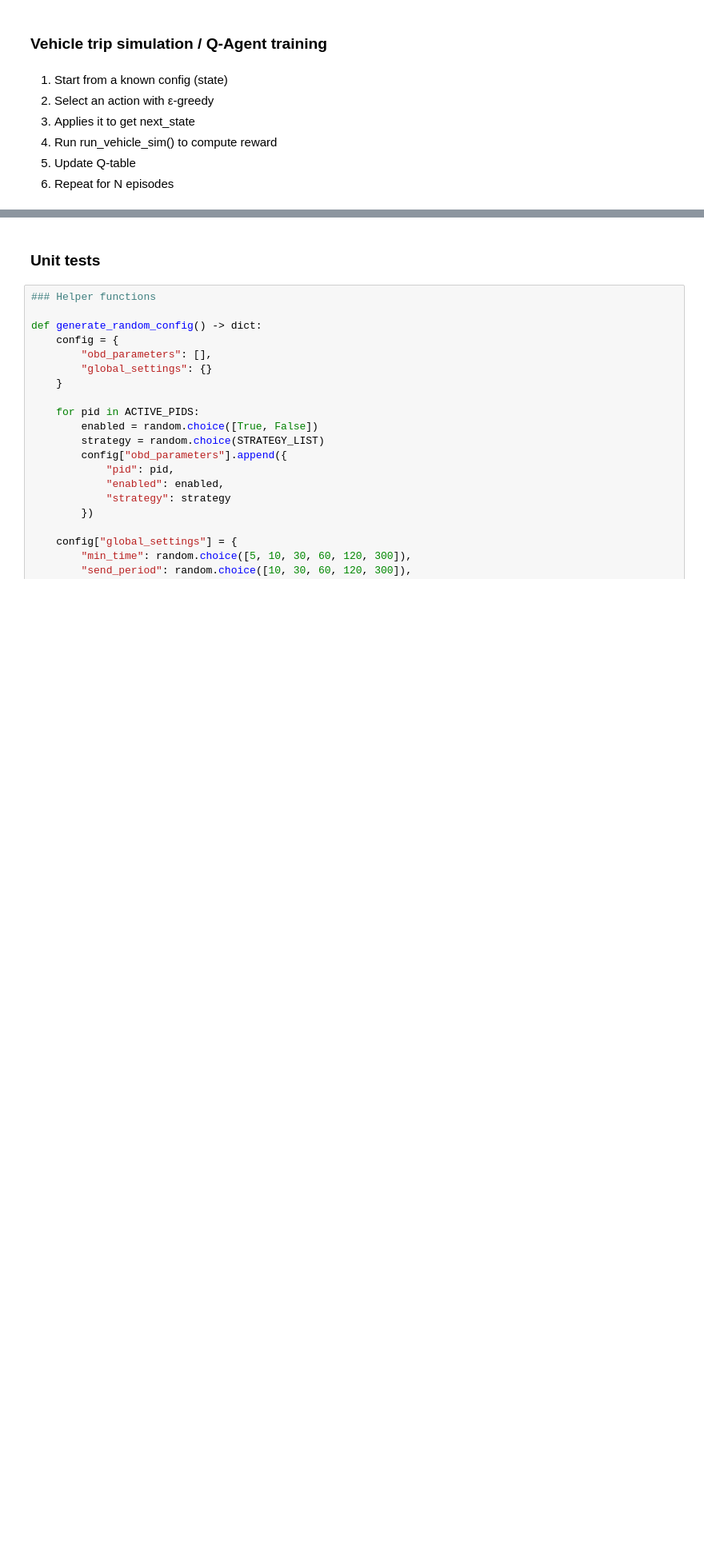
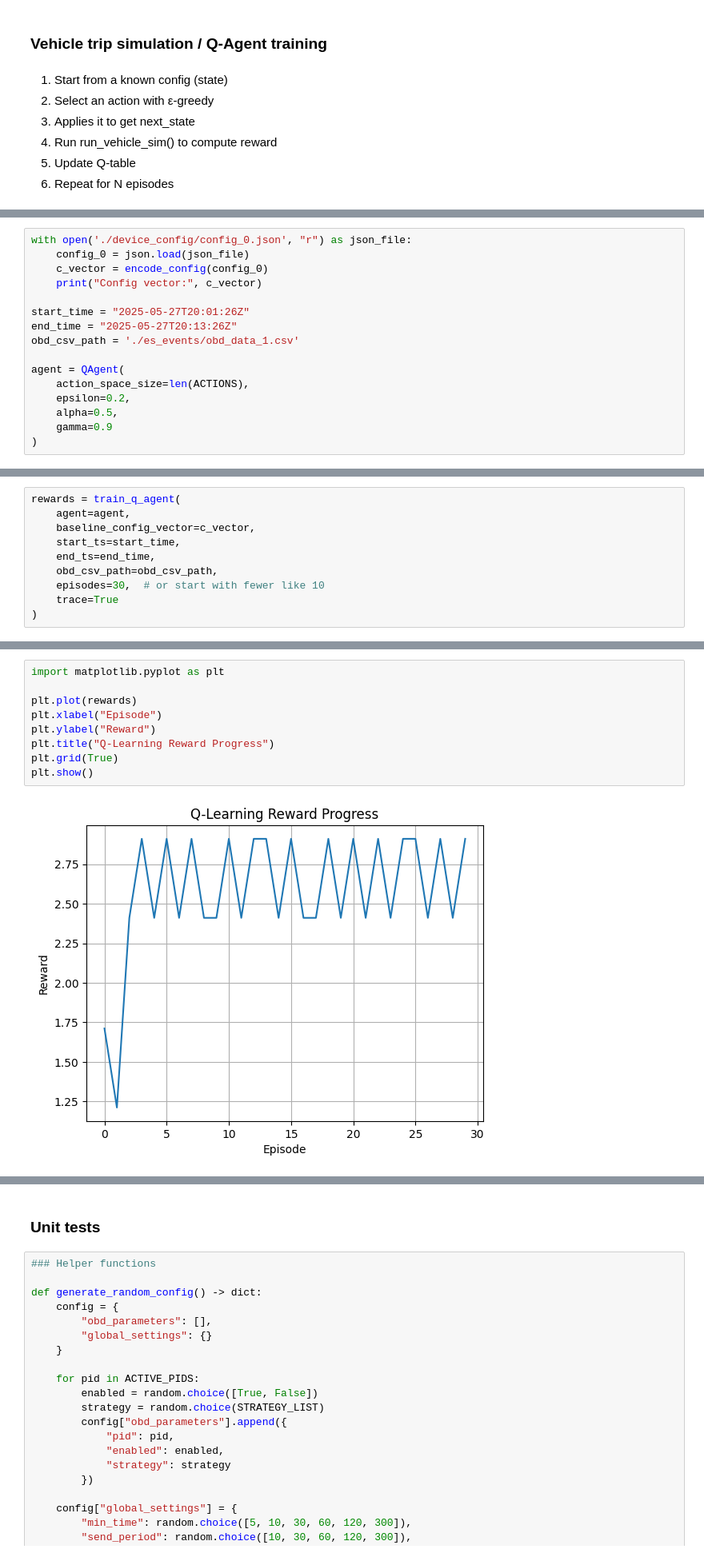
Before and after one commit to gemartinezr/NDS10, a Jupyter notebook: src/models/q_agent/poc.ipynb, the cells around one changed output, grey strips where cells are left out. Shown at 80% size. Drawn from its saved outputs; the diff is of its cells as text; blank space fills up the shorter version.

Commit message:
updated Q-Agent

```diff
--- a/src/models/q_agent/poc.ipynb
+++ b/src/models/q_agent/poc.ipynb
@@ -612,0 +615,16 @@ def train_q_agent(
+# %%
+with open('./device_config/config_0.json', "r") as json_file:
+    config_0 = json.load(json_file)
+    c_vector = encode_config(config_0)
+    print("Config vector:", c_vector)
+
+start_time = "2025-05-27T20:01:26Z"
+end_time = "2025-05-27T20:13:26Z"
+obd_csv_path = './es_events/obd_data_1.csv'
+
+agent = QAgent(
+    action_space_size=len(ACTIONS),
+    epsilon=0.2,
+    alpha=0.5,
+    gamma=0.9
+)
@@ -612,0 +633,10 @@ def train_q_agent(
+# %%
+rewards = train_q_agent(
+    agent=agent,
+    baseline_config_vector=c_vector,
+    start_ts=start_time,
+    end_ts=end_time,
+    obd_csv_path=obd_csv_path,
+    episodes=30,  # or start with fewer like 10
+    trace=True
+)
@@ -612,0 +661,11 @@ def train_q_agent(
+# %%
+import matplotlib.pyplot as plt
+
+plt.plot(rewards)
+plt.xlabel("Episode")
+plt.ylabel("Reward")
+plt.title("Q-Learning Reward Progress")
+plt.grid(True)
+plt.show()
+# %% [output]
+[figure, added]
```
Also changed, not shown: parts of 13 cells of this notebook, 10 other files.
